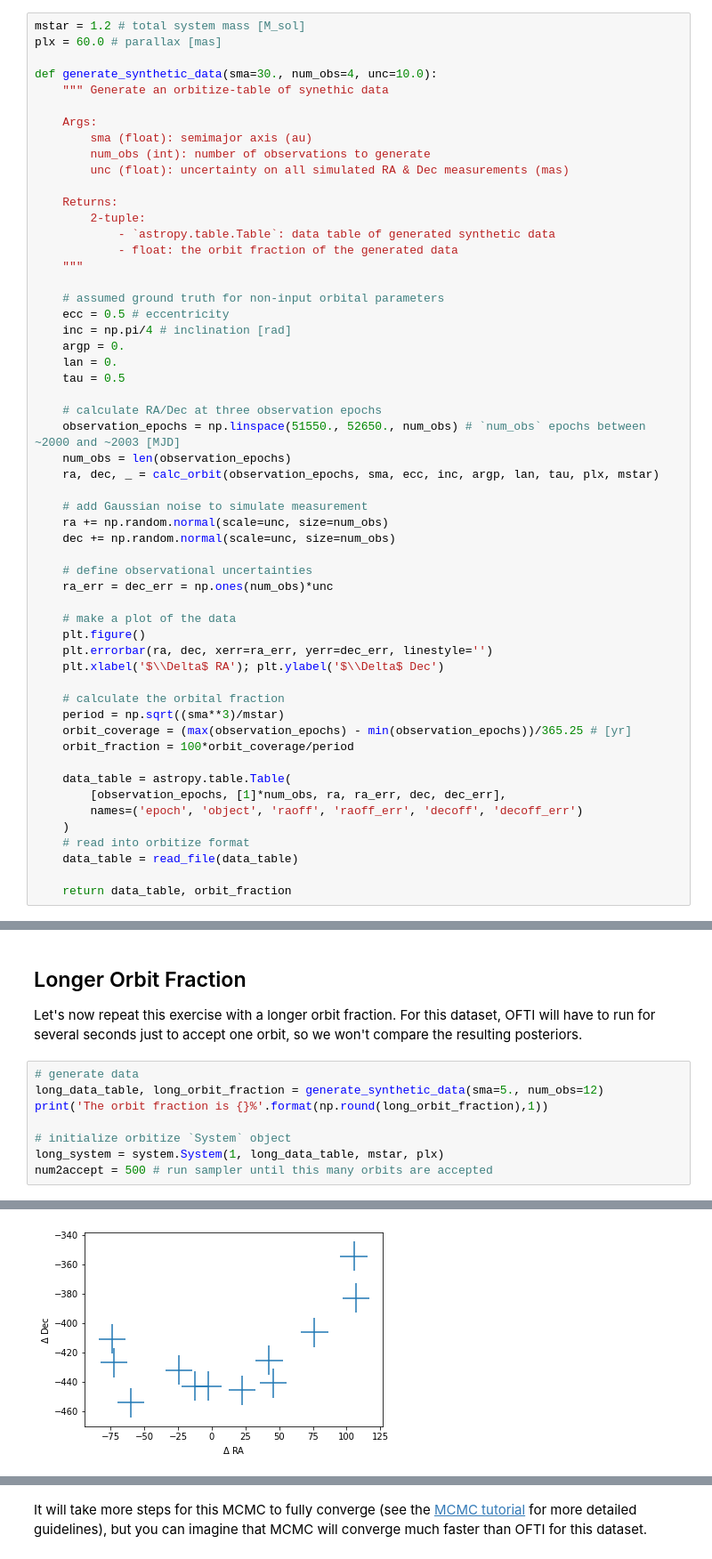
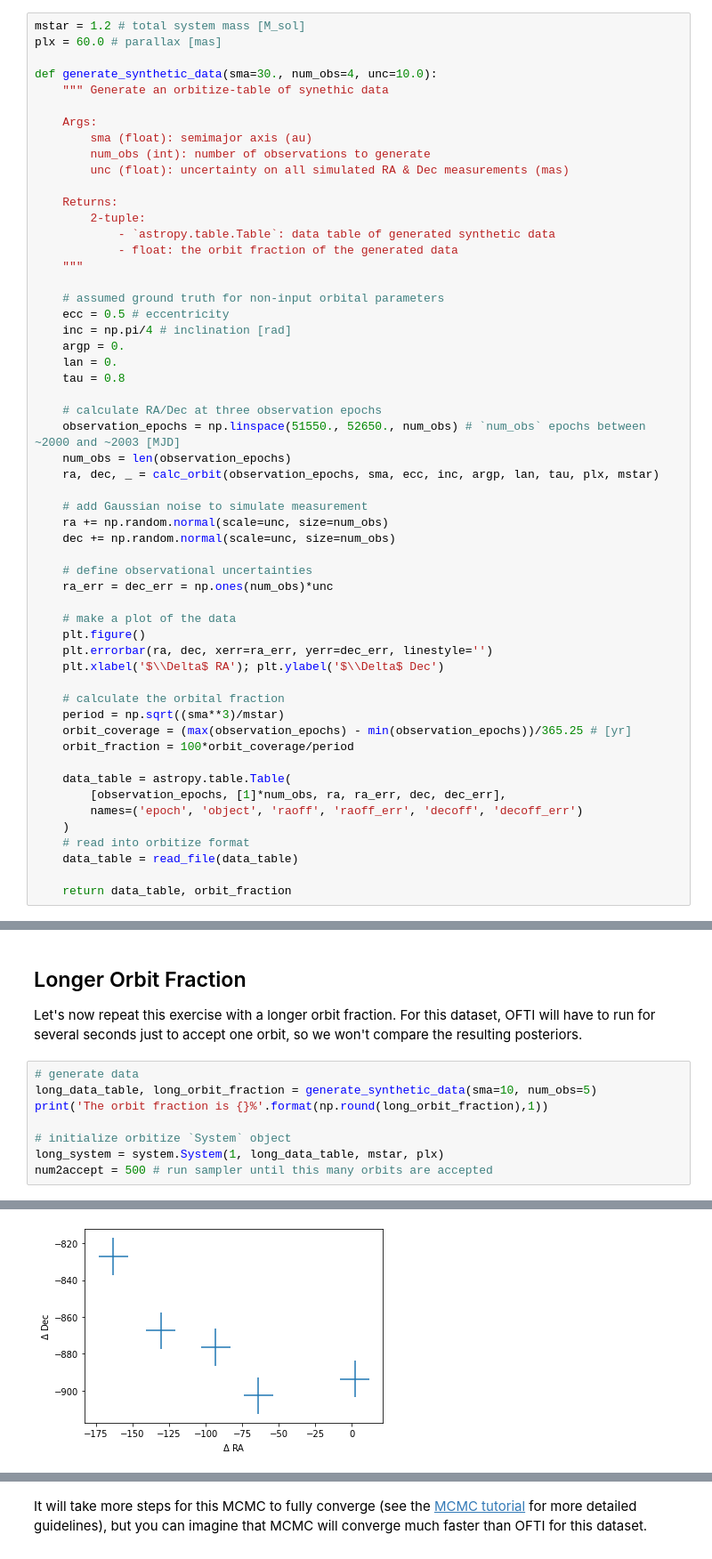
Before and after one commit to sblunt/orbitize, a Jupyter notebook: docs/tutorials/MCMC_vs_OFTI.ipynb, the cells around one changed output, grey strips where cells are left out. Shown at 89% size. Cells and saved outputs as stored; diff of their text form.

```diff
--- a/docs/tutorials/MCMC_vs_OFTI.ipynb
+++ b/docs/tutorials/MCMC_vs_OFTI.ipynb
@@ -56,7 +56,7 @@ def generate_synthetic_data(sma=30., num_obs=4, unc=10.0):
     inc = np.pi/4 # inclination [rad]
     argp = 0.
     lan = 0.
-    tau = 0.5
+    tau = 0.8
 
     # calculate RA/Dec at three observation epochs
     observation_epochs = np.linspace(51550., 52650., num_obs) # `num_obs` epochs between ~2000 and ~2003 [MJD]
@@ -156,7 +156,7 @@ If we run the MCMC algorithm for a greater number of steps (and/or increase the
 Let's now repeat this exercise with a longer orbit fraction. For this dataset, OFTI will have to run for several seconds just to accept one orbit, so we won't compare the resulting posteriors.
 # %%
 # generate data
-long_data_table, long_orbit_fraction = generate_synthetic_data(sma=5., num_obs=12)
+long_data_table, long_orbit_fraction = generate_synthetic_data(sma=10, num_obs=5)
 print('The orbit fraction is {}%'.format(np.round(long_orbit_fraction),1))
 
 # initialize orbitize `System` object
@@ -167,4 +167,4 @@ The orbit fraction is 30.0%
-[figure, old version]
+[figure, new version]
 # %%
 start_time = time.time()
 
```
Also changed, not shown: parts of 8 cells of this notebook.
